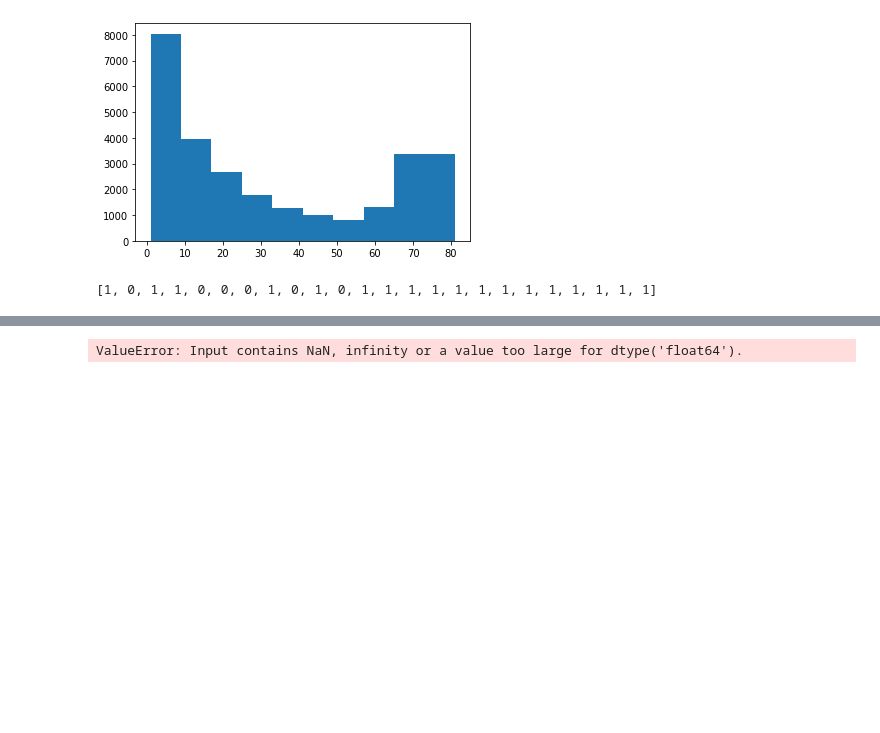
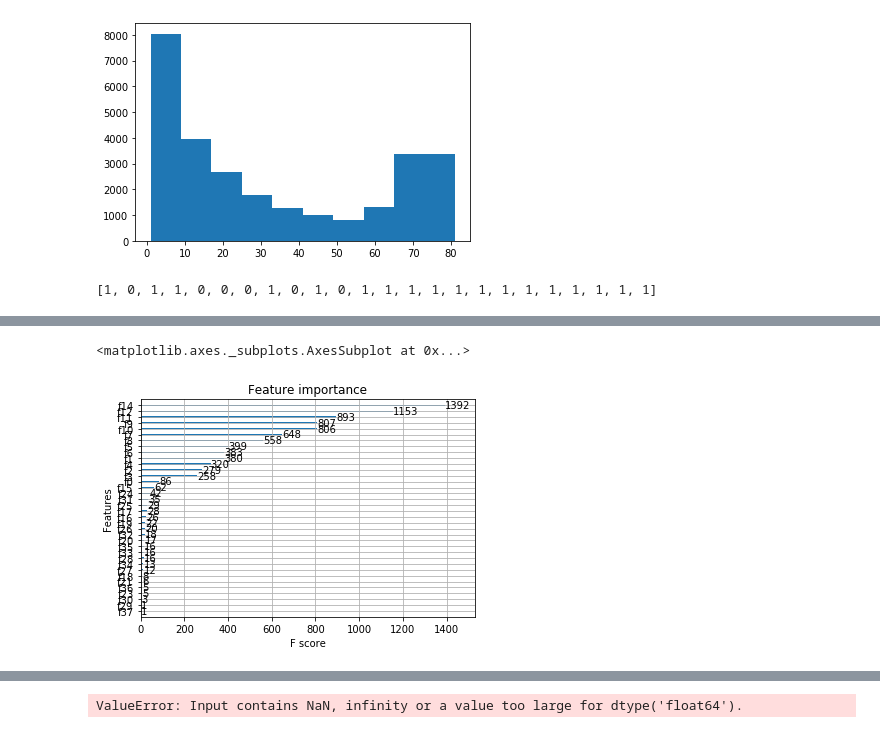
Before and after one commit to TomekQ13/CreditScoring, a Jupyter notebook: CreditScoring.ipynb, the cells around one changed output, grey strips where cells are left out. Saved outputs shown, nothing was run; the diff lists cells and outputs as text; code cells hidden in the pictures; blank space fills up the shorter version.

Commit message:
onehot df approach

```diff
--- a/CreditScoring.ipynb
+++ b/CreditScoring.ipynb
@@ -241,2 +234,2 @@ numpy.ndarray
 # %%
-X_train, X_test, y_train, y_test = train_test_split(data_css_select, y, test_size = 0.2, random_state = 0)
+X_train, X_test, y_train, y_test = train_test_split(data_X_scaled_onehot, y, test_size = 0.2, random_state = 0)
@@ -242,0 +238,14 @@ X_train, X_test, y_train, y_test = train_test_split(data_css_select, y, test_siz
+# %%
+dtrain = xgb.DMatrix(X_train, label = y_train)
+dtest = xgb.DMatrix(X_test, label = y_test)
+# %%
+param = {'max_depth': 8,
+        'learning_rate': 1,
+        'objective': 'binary:logistic',
+        'nthread': 4,
+        'eval_metric': ['auc', 'error']}
+evallist = [(dtrain, 'eval',
+            dtest, 'train')]
+num_round = 100
+# %%
+bst = xgb.train(param, dtrain, num_round, evallist)
@@ -242,0 +270,5 @@ X_train, X_test, y_train, y_test = train_test_split(data_css_select, y, test_siz
+# %%
+xgb.plot_importance(bst)
+# %% [output]
+<matplotlib.axes._subplots.AxesSubplot at 0x...>
+[figure, added]
```
Also changed, not shown: parts of 14 cells of this notebook.
